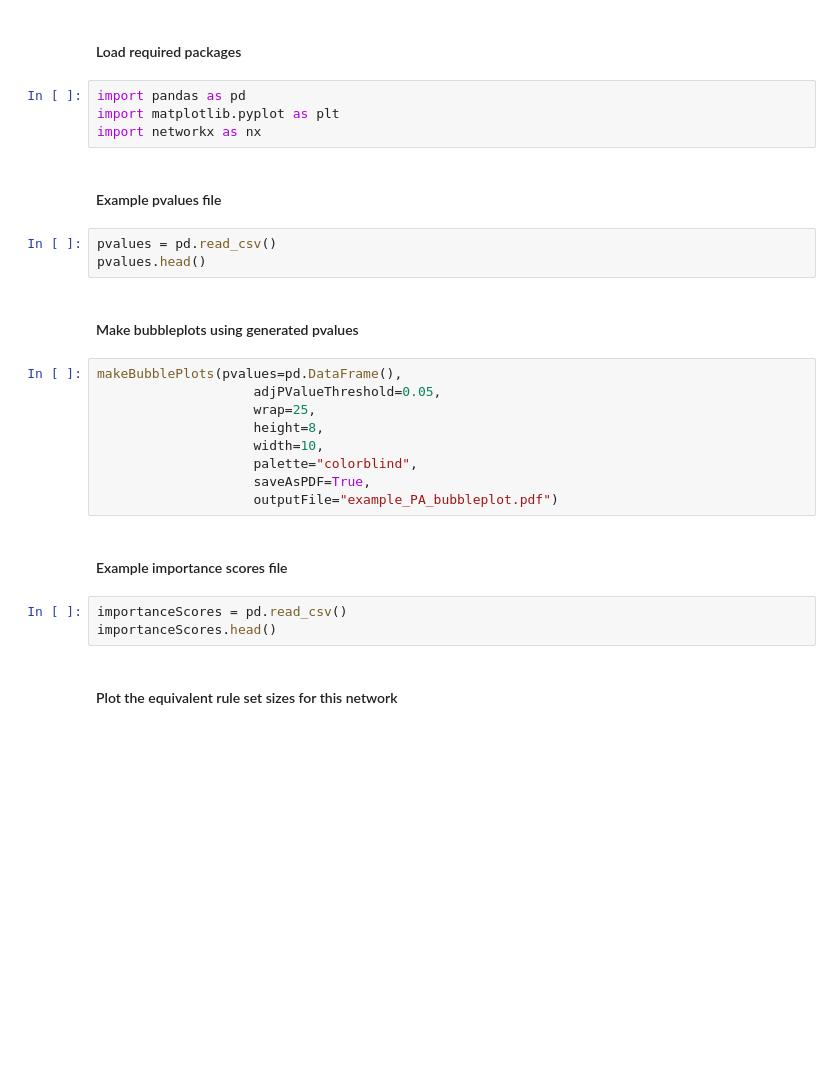
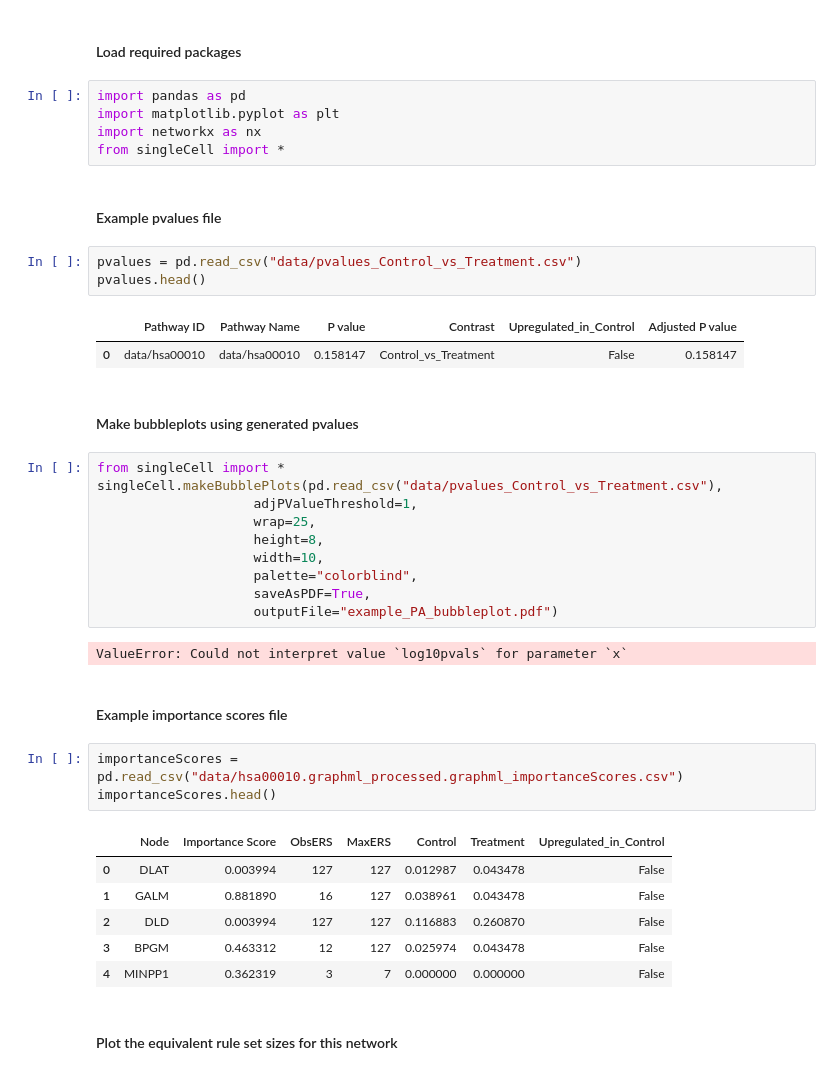
Before and after one commit to Thakar-Lab/scBONITA, a Jupyter notebook: Tutorials/Pathway_Analysis_With_scBONITA.ipynb, the cells around one changed output. Drawn from its saved outputs; the diff is of its cells as text; blank space fills up the shorter version.

```diff
--- a/Tutorials/Pathway_Analysis_With_scBONITA.ipynb
+++ b/Tutorials/Pathway_Analysis_With_scBONITA.ipynb
@@ -67,27 +73,41 @@ This file contains a table with the following columns:
 import pandas as pd
 import matplotlib.pyplot as plt
 import networkx as nx
+from singleCell import *
 # %% [markdown]
 #### Example pvalues file
 # %%
-pvalues = pd.read_csv()
+pvalues = pd.read_csv("data/pvalues_Control_vs_Treatment.csv")
 pvalues.head()
+# %% [output]
+|  | Pathway ID | Pathway Name | P value | Contrast | Upregulated_in_Control | Adjusted P value |
+| 0 | data/hsa00010 | data/hsa00010 | 0.158147 | Control_vs_Treatment | False | 0.158147 |
 # %% [markdown]
 #### Make bubbleplots using generated pvalues
 # %%
-makeBubblePlots(pvalues=pd.DataFrame(),
-                    adjPValueThreshold=0.05,
+from singleCell import *
+singleCell.makeBubblePlots(pd.read_csv("data/pvalues_Control_vs_Treatment.csv"),
+                    adjPValueThreshold=1,
                     wrap=25,
                     height=8,
                     width=10,
                     palette="colorblind",
                     saveAsPDF=True,
                     outputFile="example_PA_bubbleplot.pdf")
+# %% [output]
+ValueError: Could not interpret value `log10pvals` for parameter `x`
 # %% [markdown]
 #### Example importance scores file
 # %%
-importanceScores = pd.read_csv()
+importanceScores = pd.read_csv("data/hsa00010.graphml_processed.graphml_importanceScores.csv")
 importanceScores.head()
+# %% [output]
+|  | Node | Importance Score | ObsERS | MaxERS | Control | Treatment | Upregulated_in_Control |
+| 0 | DLAT | 0.003994 | 127 | 127 | 0.012987 | 0.043478 | False |
+| 1 | GALM | 0.881890 | 16 | 127 | 0.038961 | 0.043478 | False |
+| 2 | DLD | 0.003994 | 127 | 127 | 0.116883 | 0.260870 | False |
+| 3 | BPGM | 0.463312 | 12 | 127 | 0.025974 | 0.043478 | False |
+| 4 | MINPP1 | 0.362319 | 3 | 7 | 0.000000 | 0.000000 | False |
 # %% [markdown]
 #### Plot the equivalent rule set sizes for this network
 # %%
```
Also changed, not shown: parts of 10 cells of this notebook, 1 other file.
